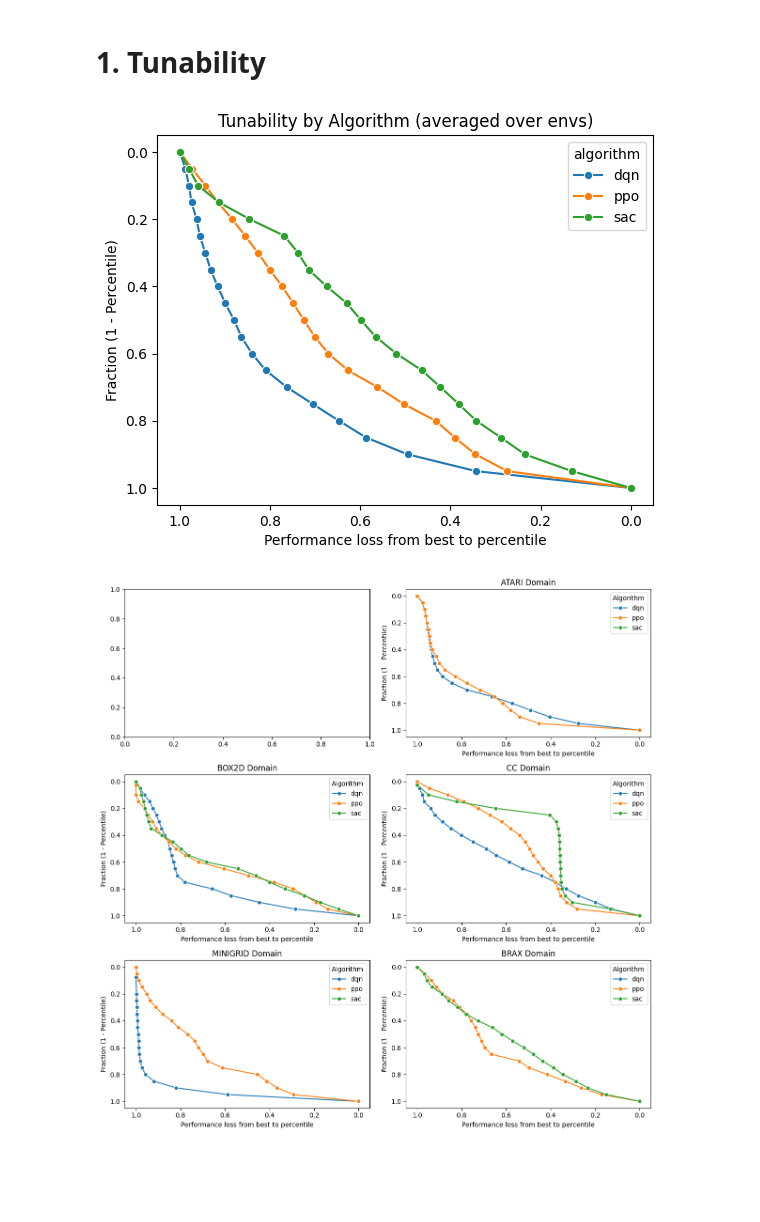
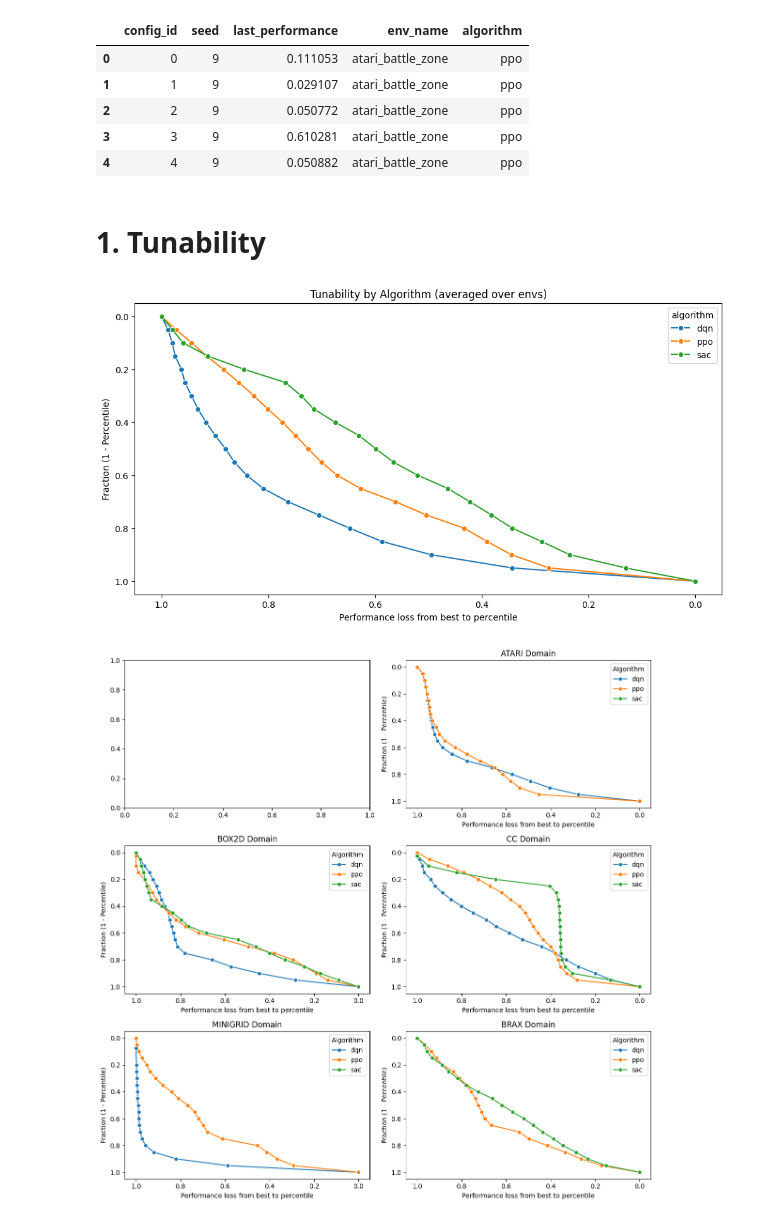
Before and after one commit to JFKleuker/arlbench_data_analysis, a Jupyter notebook: evals/Tunability/tunability_analysis.ipynb, the cells around one changed output. Drawn from its saved outputs; the diff is of its cells as text; code cells hidden in the pictures; blank space fills up the shorter version.

```diff
--- a/evals/Tunability/tunability_analysis.ipynb
+++ b/evals/Tunability/tunability_analysis.ipynb
@@ -21,3 +35,13 @@ data = pd.concat(data)
+# %%
+data_slim = data[["config_id", "seed", "last_performance", "env_name", "algorithm"]].copy()
+data_slim.head()
+# %% [output]
+|  | config_id | seed | last_performance | env_name | algorithm |
+| 0 | 0 | 9 | 0.111053 | atari_battle_zone | ppo |
+| 1 | 1 | 9 | 0.029107 | atari_battle_zone | ppo |
+| 2 | 2 | 9 | 0.050772 | atari_battle_zone | ppo |
+| 3 | 3 | 9 | 0.610281 | atari_battle_zone | ppo |
+| 4 | 4 | 9 | 0.050882 | atari_battle_zone | ppo |
 # %% [markdown]
 # 1. Tunability
 # %%
@@ -52,21 +76,24 @@ all_tunabilities = pd.concat(all_tunabilities_list)
 # add domain to the dataframe via domain = (env.split("_")[0])
 all_tunabilities["domain"] = all_tunabilities["env_name"].apply(lambda env: env.split("_")[0])
 # %%
+plt.figure(figsize=(12, 6))
 sns.lineplot(
     data=all_tunabilities.groupby(["algorithm", "percentile"])["tunability"].mean().reset_index(),
     y="percentile",
     x="tunability",
     hue="algorithm",
     marker="o"
 )
 plt.gca().invert_yaxis()
 plt.gca().invert_xaxis()
 plt.ylabel("Fraction (1 - Percentile)")
 plt.xlabel("Performance loss from best to percentile")
 plt.title("Tunability by Algorithm (averaged over envs)")
-plt.show()
+# safe figure as pdf in _figures
+plt.savefig("_figures/tunability_by_algorithm.pdf")
+# plt.show()
 # %% [output]
-[figure, old version]
+[figure, new version]
 # %%
 domains = all_tunabilities["domain"].unique()
 # Create subplots: 1 for overall + 5 for domains = 6 total, arranged in 3 rows x 2 cols
```
Also changed, not shown: parts of 5 cells of this notebook, 6 other files.
